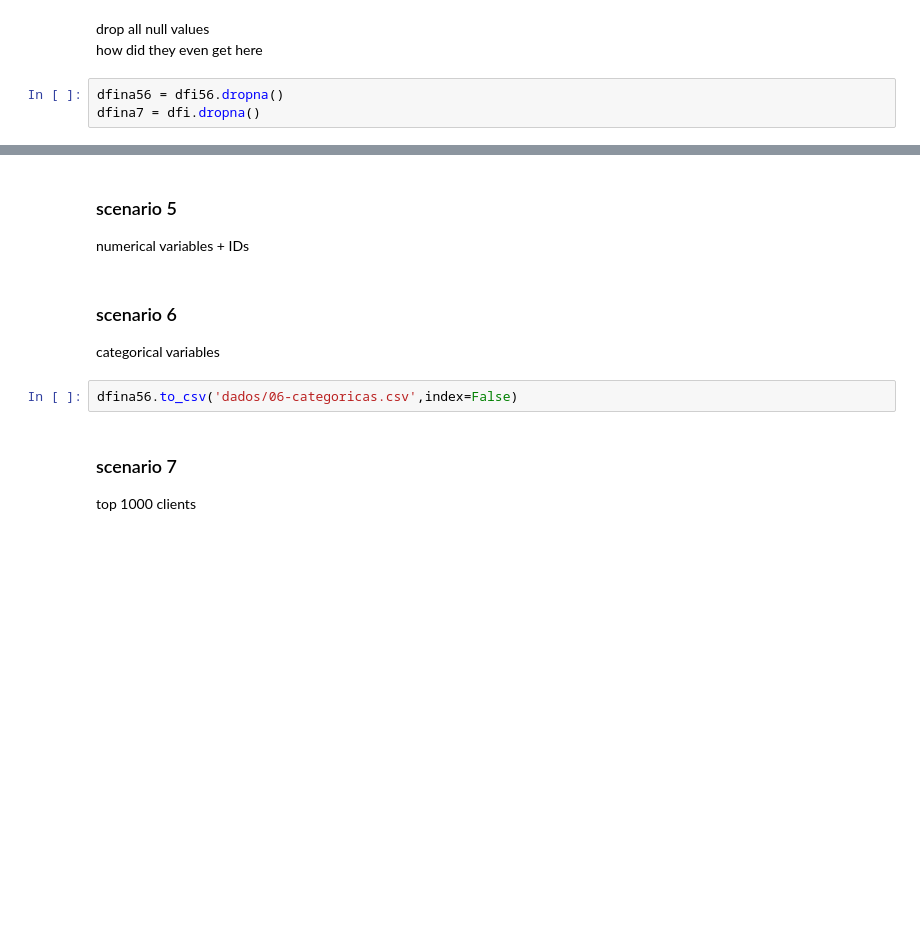
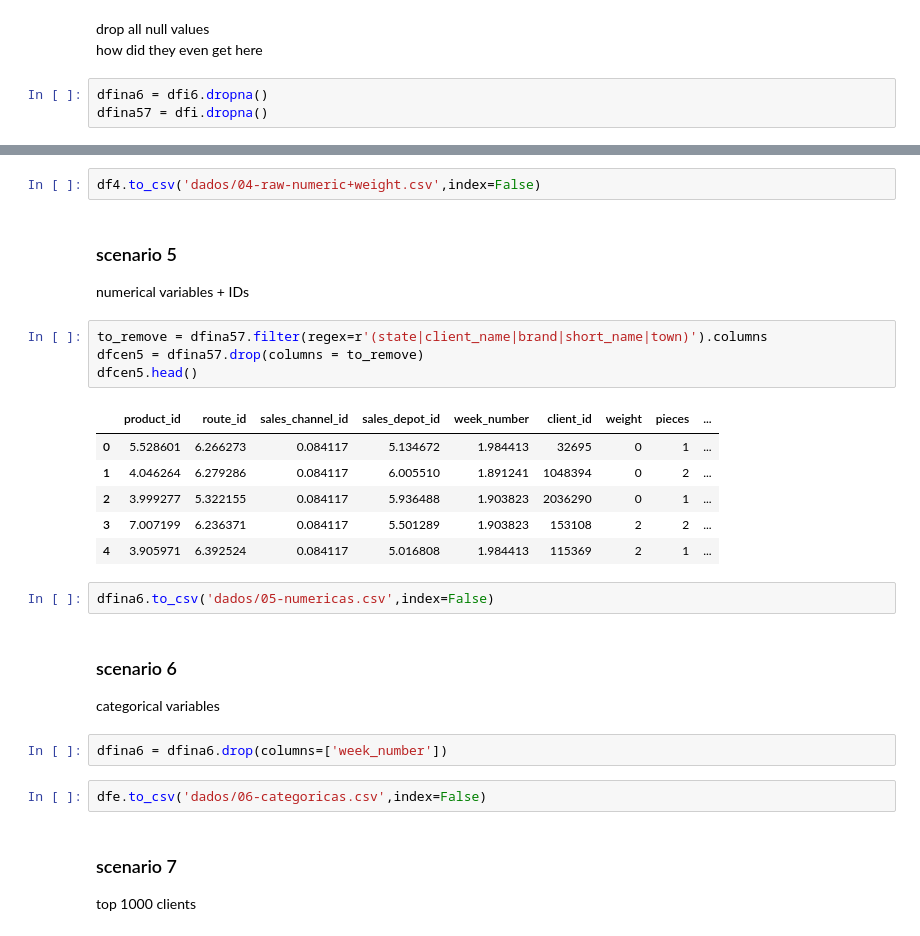
Before and after one commit to nunomz/grupobimbo-inv-demand, a Jupyter notebook: 03. data construction and formatting.ipynb, the cells around one changed output, grey strips where cells are left out. Saved outputs shown, nothing was run; the diff lists cells and outputs as text; blank space fills up the shorter version.

```diff
--- a/03. data construction and formatting.ipynb
+++ b/03. data construction and formatting.ipynb
@@ -485,7 +689,7 @@ df56 = dfi.drop(columns=['client_id'])
 drop all null values\
 how did they even get here
 # %%
-dfina56 = dfi56.dropna()
-dfina7 = dfi.dropna()
+dfina6 = dfi6.dropna()
+dfina57 = dfi.dropna()
 # %% [markdown]
 ### scenario 4
@@ -493,11 +707,28 @@ numerical data + weight
+# %%
+df4.to_csv('dados/04-raw-numeric+weight.csv',index=False)
 # %% [markdown]
 ### scenario 5
 numerical variables + IDs
+# %%
+to_remove = dfina57.filter(regex=r'(state|client_name|brand|short_name|town)').columns
+dfcen5 = dfina57.drop(columns = to_remove)
+dfcen5.head()
+# %% [output]
+|  | product_id | route_id | sales_channel_id | sales_depot_id | week_number | client_id | weight | pieces | ... |
+| 0 | 5.528601 | 6.266273 | 0.084117 | 5.134672 | 1.984413 | 32695 | 0 | 1 | ... |
+| 1 | 4.046264 | 6.279286 | 0.084117 | 6.005510 | 1.891241 | 1048394 | 0 | 2 | ... |
+| 2 | 3.999277 | 5.322155 | 0.084117 | 5.936488 | 1.903823 | 2036290 | 0 | 1 | ... |
+| 3 | 7.007199 | 6.236371 | 0.084117 | 5.501289 | 1.903823 | 153108 | 2 | 2 | ... |
+| 4 | 3.905971 | 6.392524 | 0.084117 | 5.016808 | 1.984413 | 115369 | 2 | 1 | ... |
+# %%
+dfina6.to_csv('dados/05-numericas.csv',index=False)
 # %% [markdown]
 ### scenario 6
 categorical variables
+# %%
+dfina6 = dfina6.drop(columns=['week_number'])
 # %%
-dfina56.to_csv('dados/06-categoricas.csv',index=False)
+dfe.to_csv('dados/06-categoricas.csv',index=False)
 # %% [markdown]
 ### scenario 7
 top 1000 clients
```
Also changed, not shown: parts of 37 cells of this notebook, 4 other files.
